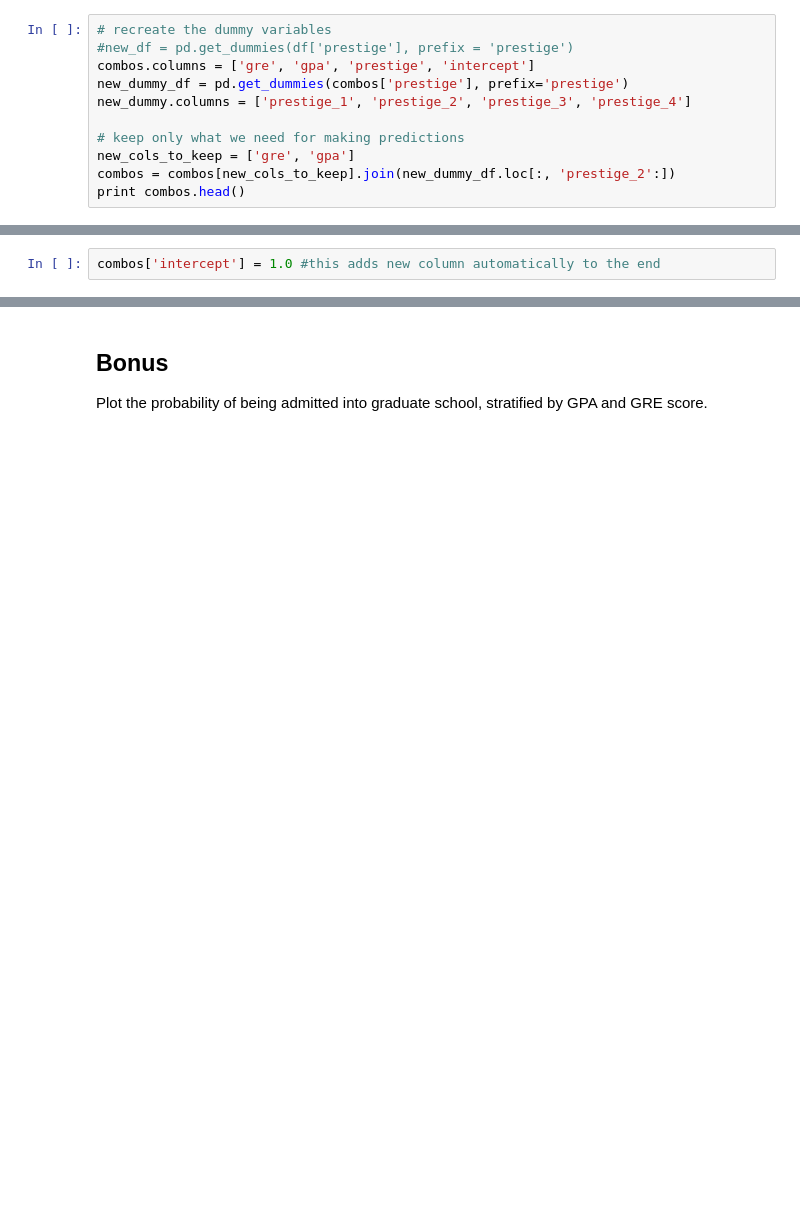
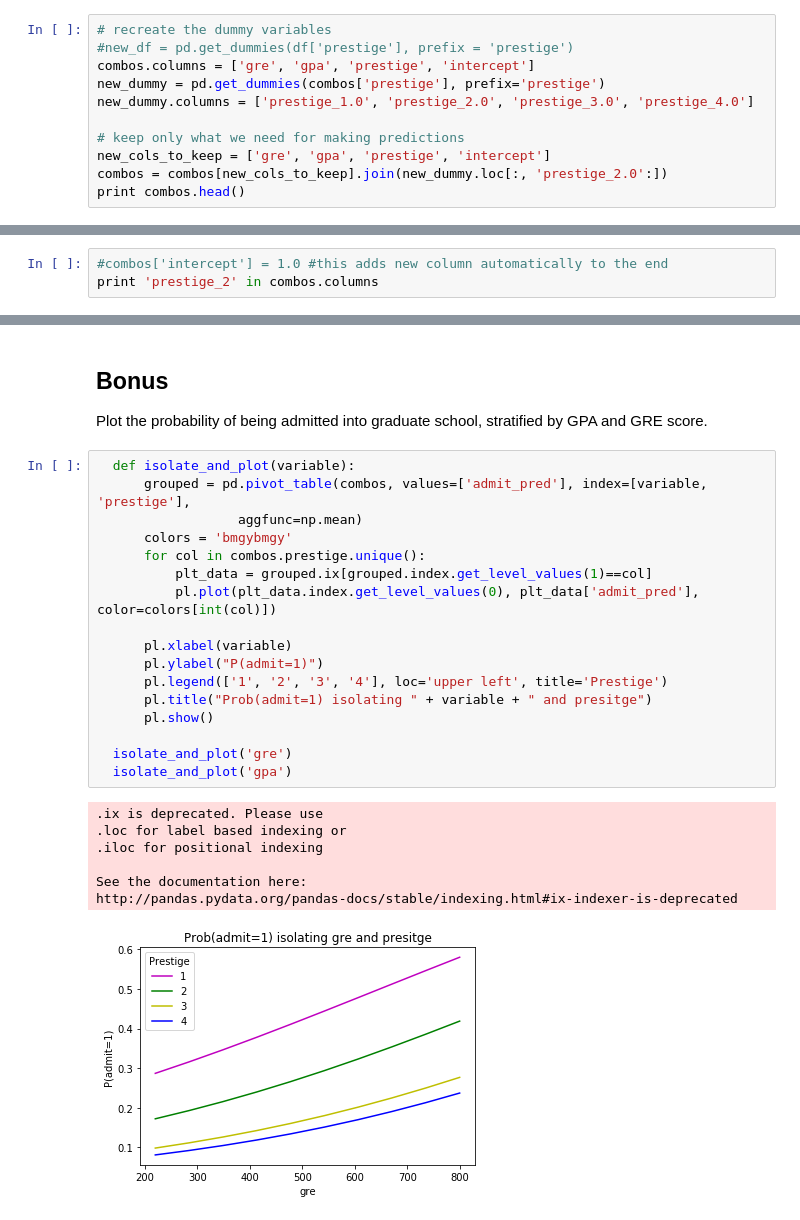
Before and after one commit to leahgaeta/Leah-Gaeta-GA-Data-Science, a Jupyter notebook: projects/project-3/starter-code/project3-starter.ipynb, the cells around one changed output, grey strips where cells are left out. Cells and saved outputs as stored; diff of their text form; blank space fills up the shorter version.

```diff
--- a/projects/project-3/starter-code/project3-starter.ipynb
+++ b/projects/project-3/starter-code/project3-starter.ipynb
@@ -310,11 +310,11 @@ combos = pd.DataFrame(cartesian([gres, gpas, [1, 2, 3, 4], [1.]]))
 # recreate the dummy variables
 #new_df = pd.get_dummies(df['prestige'], prefix = 'prestige')
 combos.columns = ['gre', 'gpa', 'prestige', 'intercept']
-new_dummy_df = pd.get_dummies(combos['prestige'], prefix='prestige')
-new_dummy.columns = ['prestige_1', 'prestige_2', 'prestige_3', 'prestige_4']
+new_dummy = pd.get_dummies(combos['prestige'], prefix='prestige')
+new_dummy.columns = ['prestige_1.0', 'prestige_2.0', 'prestige_3.0', 'prestige_4.0']
 
 # keep only what we need for making predictions
-new_cols_to_keep = ['gre', 'gpa']
-combos = combos[new_cols_to_keep].join(new_dummy_df.loc[:, 'prestige_2':])
+new_cols_to_keep = ['gre', 'gpa', 'prestige', 'intercept']
+combos = combos[new_cols_to_keep].join(new_dummy.loc[:, 'prestige_2.0':])
 print combos.head()
 # %% [output]
@@ -327,2 +334,3 @@ print combos.head()
 # %%
-combos['intercept'] = 1.0 #this adds new column automatically to the end
+#combos['intercept'] = 1.0 #this adds new column automatically to the end
+print 'prestige_2' in combos.columns
@@ -358,3 +368,28 @@ Answer: We can see that the probability of admission decreases with decreasing p
 ## Bonus
 
 Plot the probability of being admitted into graduate school, stratified by GPA and GRE score.
+# %%
+  def isolate_and_plot(variable):
+      grouped = pd.pivot_table(combos, values=['admit_pred'], index=[variable, 'prestige'],
+                  aggfunc=np.mean)
+      colors = 'bmgybmgy'
+      for col in combos.prestige.unique():
+          plt_data = grouped.ix[grouped.index.get_level_values(1)==col]
+          pl.plot(plt_data.index.get_level_values(0), plt_data['admit_pred'], color=colors[int(col)])
+
+      pl.xlabel(variable)
+      pl.ylabel("P(admit=1)")
+      pl.legend(['1', '2', '3', '4'], loc='upper left', title='Prestige')
+      pl.title("Prob(admit=1) isolating " + variable + " and presitge")
+      pl.show()
+
+  isolate_and_plot('gre')
+  isolate_and_plot('gpa')
+# %% [output]
+.ix is deprecated. Please use
+.loc for label based indexing or
+.iloc for positional indexing
+
+See the documentation here:
+http://pandas.pydata.org/pandas-docs/stable/indexing.html#ix-indexer-is-deprecated
+[figure, added]
```
Also changed, not shown: parts of 5 cells of this notebook, 1 other file.
